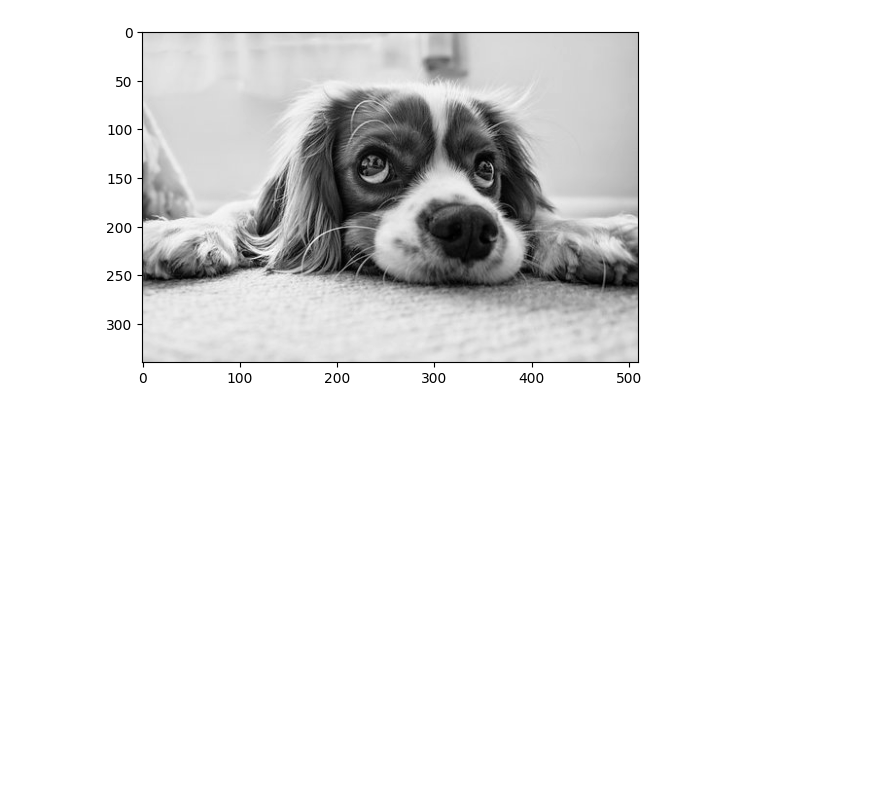
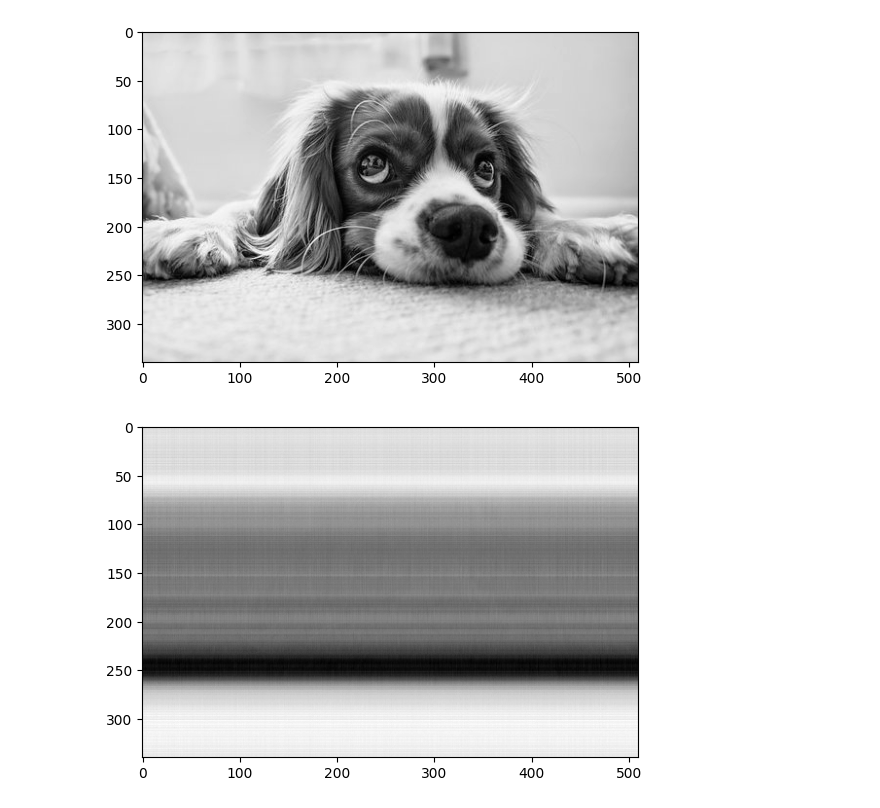
Before and after one commit to Nimitt-nim/MachineLearning, a Jupyter notebook: MatrixCompletion.ipynb, the cells around one changed output. Drawn from its saved outputs; the diff is of its cells as text; code cells hidden in the pictures; blank space fills up the shorter version.

```diff
--- a/MatrixCompletion.ipynb
+++ b/MatrixCompletion.ipynb
@@ -24,10 +24,29 @@ plt.set_cmap('gray')
 plt.show()
 # %% [output]
 [figure]
+# %%
+def loss_gradient_wrt_W(W,H,i,j):
+    return -2*(A[i] - W[i]@H)@H[j]
+
+def loss_gradient_wrt_H(W,H,i,j):
+    return -2*(A[:,i] - W@H[:,j])@W[:,i]
 # %%
+# Training
+
 # intializing W and H
 r = 100
 n = A.shape[0]
 m = A.shape[1]
 W = np.random.rand(n,r)
 H = np.random.rand(r,m)
+
+max_iterations = 100
+alpha = 0.00001
+
+for i in range(max_iterations):
+    for j1 in range(W.shape[0]):
+        for j2 in range(W.shape[1]):
+            W[j1][j2] = W[j1][j2] - alpha*loss_gradient_wrt_W(W, H, j1, j2)
+    for j1 in range(H.shape[0]):
+        for j2 in range(H.shape[1]):
+            H[j1][j2] = H[j1][j2] - alpha*loss_gradient_wrt_H(W, H, j1, j2)
@@ -36,0 +53,8 @@ def loss_(W, H):
+# %%
+constructed_A = W@H
+# %%
+img = plt.imshow(constructed_A)
+plt.set_cmap('gray')
+plt.show()
+# %% [output]
+[figure, added]
```
Also changed, not shown: parts of 1 cell of this notebook.
